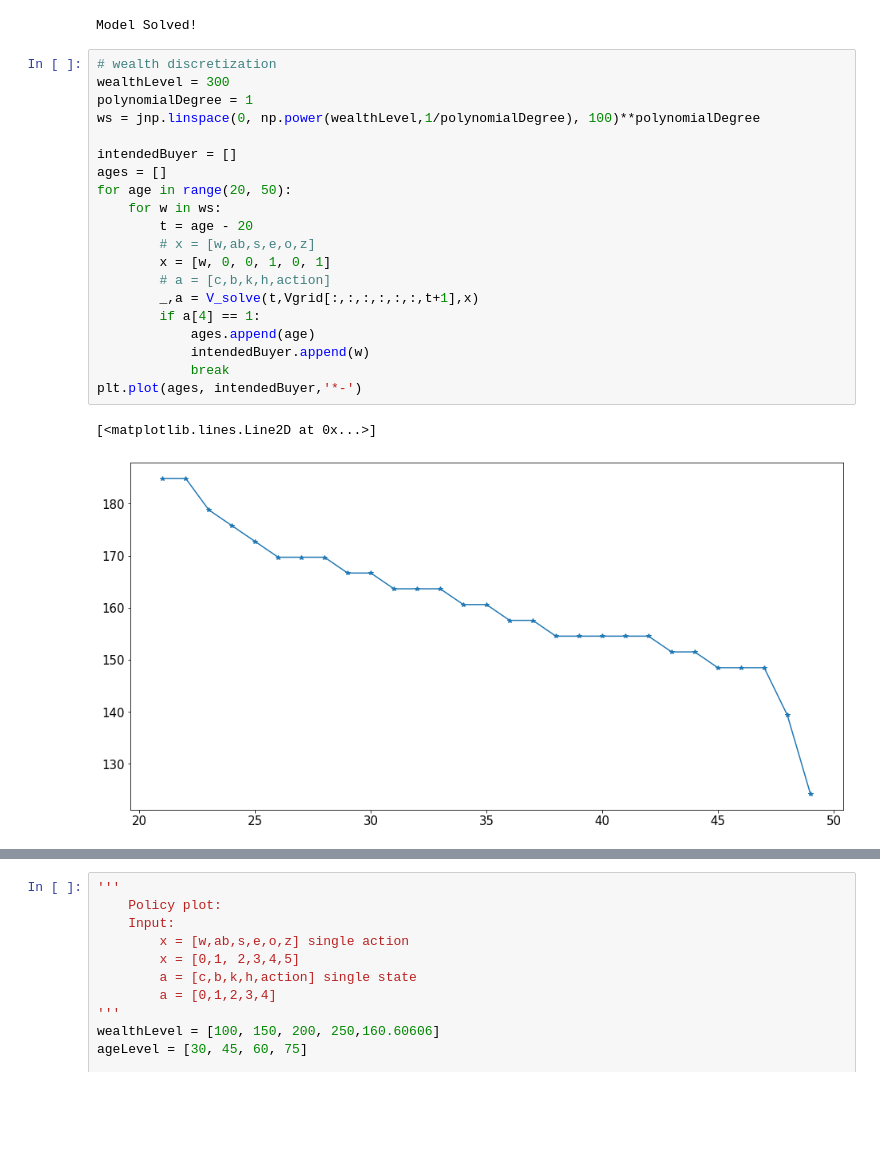
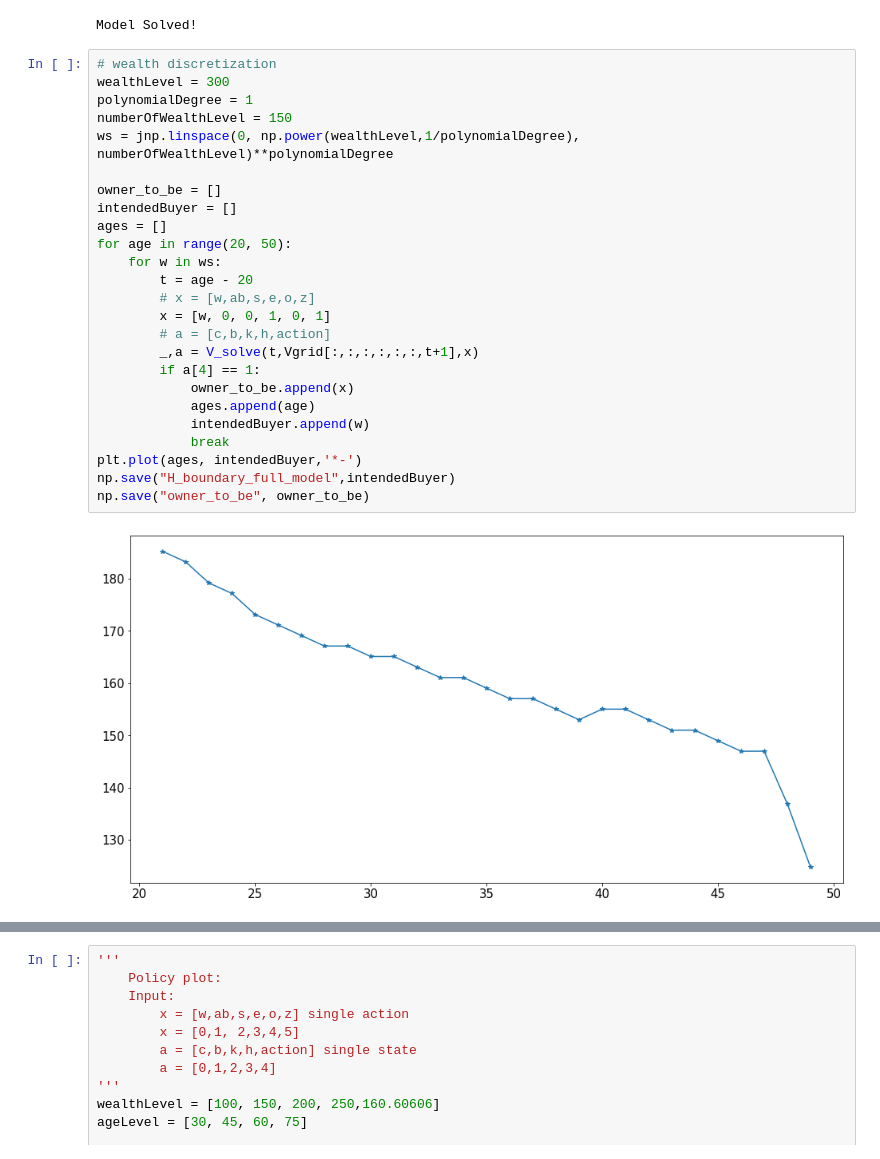
Before and after one commit to dongxulee/lifeCycleRefine, a Jupyter notebook: 20211025/simulation_richLow.ipynb, the cells around one changed output, grey strips where cells are left out. Cells and saved outputs as stored; diff of their text form; blank space fills up the shorter version.

Commit message:
policy interpretation over different model setup

```diff
--- a/20211025/simulation_richLow.ipynb
+++ b/20211025/simulation_richLow.ipynb
@@ -11,23 +11,27 @@ Model Solved!
 # %%
 # wealth discretization
 wealthLevel = 300
 polynomialDegree = 1
-ws = jnp.linspace(0, np.power(wealthLevel,1/polynomialDegree), 100)**polynomialDegree
+numberOfWealthLevel = 150
+ws = jnp.linspace(0, np.power(wealthLevel,1/polynomialDegree), numberOfWealthLevel)**polynomialDegree
 
+owner_to_be = []
 intendedBuyer = []
 ages = []
 for age in range(20, 50):
     for w in ws:
         t = age - 20
         # x = [w,ab,s,e,o,z]
         x = [w, 0, 0, 1, 0, 1]
         # a = [c,b,k,h,action]
         _,a = V_solve(t,Vgrid[:,:,:,:,:,:,t+1],x)
         if a[4] == 1:
+            owner_to_be.append(x)
             ages.append(age)
             intendedBuyer.append(w)
             break
 plt.plot(ages, intendedBuyer,'*-')
+np.save("H_boundary_full_model",intendedBuyer)
+np.save("owner_to_be", owner_to_be)
 # %% [output]
-[<matplotlib.lines.Line2D at 0x...>]
-[figure, old version]
+[figure, new version]
```
Also changed, not shown: parts of 2 cells of this notebook, 4 other files.
